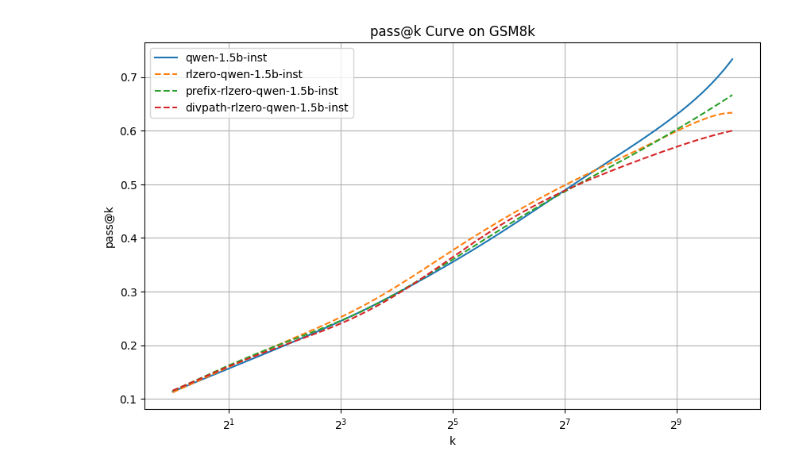
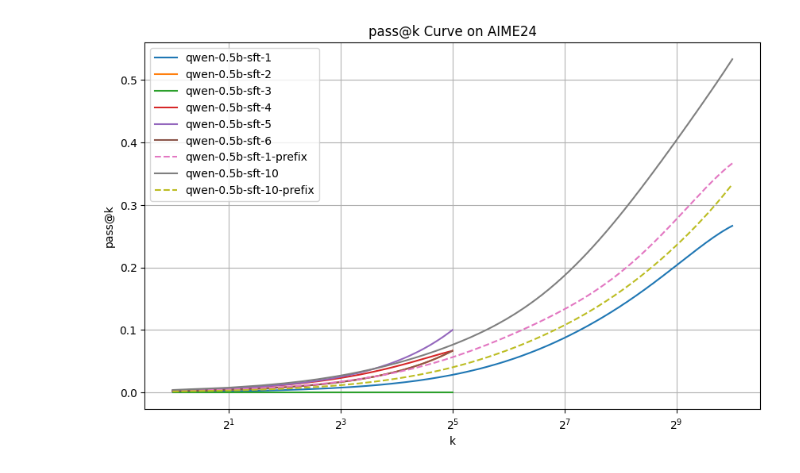
Before and after one commit to NNHieu/VREvals, a Jupyter notebook: notebooks/PlotPassK.ipynb, the cells around one changed output. Saved outputs shown, nothing was run; the diff lists cells and outputs as text; code cells hidden in the pictures.

```diff
--- a/notebooks/PlotPassK.ipynb
+++ b/notebooks/PlotPassK.ipynb
@@ -11,74 +11,60 @@ import time
 import glob
 
 import matplotlib.pyplot as plt
+# import matplotlib.cm as cm
+# import matplotlib.ticker as ticker
+
+plt.style.use("seaborn-v0_8-whitegrid")
+# colors = cm.get_cmap('tab10', len(k_list))
 # %%
 all_metrics = {}
 
-with open("runs/v1/aime24.qwen2.5-math-1.5b/instruct.direct/sample_1/metrics.11.26,13:28.json", encoding='utf-8') as f:
-    all_metrics['qwen-1.5b-inst'] = json.load(f)['overall']
+with open("runs/aime24.qwen2.5-0.5b/finished/sft_ep1.direct/sample_1/metrics.12.25,19:2.json", encoding='utf-8') as f:
+    all_metrics['qwen-0.5b-sft-1'] = json.load(f)['overall']
 
-# with open("runs/v1/aime24.qwen2.5-math-1.5b/instruct.prefix/To/metrics.11.28,1:26.json", encoding='utf-8') as f:
-#     all_metrics['qwen-1.5b-inst To'] = json.load(f)['overall']
+with open("runs/aime24.qwen2.5-0.5b/finished/sft_ep2.direct/sample_1/metrics.12.25,19:54.json", encoding='utf-8') as f:
+    all_metrics['qwen-0.5b-sft-2'] = json.load(f)['overall']
 
-# with open("runs/v1/aime24.qwen2.5-math-1.5b/instruct.prefix/Let/metrics.11.28,1:15.json", encoding='utf-8') as f:
-#     all_metrics['qwen-1.5b-inst Let'] = json.load(f)['overall']
+with open("runs/aime24.qwen2.5-0.5b/sft_ep3/sample_1/metrics.12.25,20:10.json", encoding='utf-8') as f:
+    all_metrics['qwen-0.5b-sft-3'] = json.load(f)['overall']
 
-# with open("runs/v1/aime24.qwen2.5-math-1.5b/instruct.prefix/We/metrics.11.28,12:41.json", encoding='utf-8') as f:
-#     all_metrics['qwen-1.5b-inst We'] = json.load(f)['overall']
+with open("runs/aime24.qwen2.5-0.5b/sft_ep4/sample_1/metrics.12.25,20:10.json", encoding='utf-8') as f:
+    all_metrics['qwen-0.5b-sft-4'] = json.load(f)['overall']
 
-# with open("runs/v1/aime24.qwen2.5-math-1.5b/instruct.prefix/Given/metrics.11.28,12:41.json", encoding='utf-8') as f:
-#     all_metrics['qwen-1.5b-inst Given'] = json.load(f)['overall']
+with open("runs/aime24.qwen2.5-0.5b/sft_ep5/sample_1/metrics.12.25,20:10.json", encoding='utf-8') as f:
+    all_metrics['qwen-0.5b-sft-5'] = json.load(f)['overall']
 
-with open("runs/v1/aime24.qwen2.5-math-1.5b/myrlzero_100.direct/sample_1/metrics.11.28,15:34.json", encoding='utf-8') as f:
-    all_metrics['rlzero-qwen-1.5b-inst'] = json.load(f)['overall']
+with open("runs/aime24.qwen2.5-0.5b/sft_ep6/sample_1/metrics.12.25,20:10.json", encoding='utf-8') as f:
+    all_metrics['qwen-0.5b-sft-6'] = json.load(f)['overall']
 
-# with open("runs/v1/aime24.qwen2.5-math-1.5b/myrlzero_100.prefix/Let/metrics.11.28,1:14.json", encoding='utf-8') as f:
-#     all_metrics['rlzero-qwen-1.5b-inst Let'] = json.load(f)['overall']
+with open("runs/aime24.qwen2.5-0.5b/finished/sft_ep1.prefix/sample_1/metrics.12.25,19:2.json", encoding='utf-8') as f:
+    all_metrics['qwen-0.5b-sft-1-prefix'] = json.load(f)['overall']
 
-# with open("runs/v1/aime24.qwen2.5-math-1.5b/myrlzero_100.prefix/To/metrics.11.28,1:14.json", encoding='utf-8') as f:
-#     all_metrics['rlzero-qwen-1.5b-inst To'] = json.load(f)['overall']
+with open("runs/aime24.qwen2.5-0.5b/finished/sft_ep10.direct/sample_1/metrics.12.25,19:38.json", encoding='utf-8') as f:
+    all_metrics['qwen-0.5b-sft-10'] = json.load(f)['overall']
 
-# with open("runs/v1/aime24.qwen2.5-math-1.5b/myrlzero_100.prefix/We/metrics.11.28,12:32.json", encoding='utf-8') as f:
-#     all_metrics['rlzero-qwen-1.5b-inst We'] = json.load(f)['overall']
+with open("runs/aime24.qwen2.5-0.5b/finished/sft_ep10.prefix/sample_1/metrics.12.25,19:38.json", encoding='utf-8') as f:
+    all_metrics['qwen-0.5b-sft-10-prefix'] = json.load(f)['overall']
 
-# with open("runs/v1/aime24.qwen2.5-math-1.5b/myrlzero_100.prefix/Given/metrics.11.28,12:34.json", encoding='utf-8') as f:
-#     all_metrics['rlzero-qwen-1.5b-inst Given'] = json.load(f)['overall']
 
-with open("runs/v1/aime24.qwen2.5-math-1.5b/prefixrlzero_100.direct/sample_1/metrics.11.28,15:34.json", encoding='utf-8') as f:
-    all_metrics['prefix-rlzero-qwen-1.5b-inst'] = json.load(f)['overall']
-
-# with open("runs/v1/aime24.qwen2.5-math-1.5b/prefixrlzero_100.prefix/Let/metrics.11.28,12:11.json", encoding='utf-8') as f:
-#     all_metrics['prefix-rlzero-qwen-1.5b-inst Let'] = json.load(f)['overall']
-
-# with open("runs/v1/aime24.qwen2.5-math-1.5b/prefixrlzero_100.prefix/To/metrics.11.28,12:11.json", encoding='utf-8') as f:
-#     all_metrics['prefix-rlzero-qwen-1.5b-inst To'] = json.load(f)['overall']
-
-# with open("runs/v1/aime24.qwen2.5-math-1.5b/prefixrlzero_100.prefix/We/metrics.11.28,12:46.json", encoding='utf-8') as f:
-#     all_metrics['prefix-rlzero-qwen-1.5b-inst We'] = json.load(f)['overall']
-
-# with open("runs/v1/aime24.qwen2.5-math-1.5b/prefixrlzero_100.prefix/Given/metrics.11.28,12:47.json", encoding='utf-8') as f:
-#     all_metrics['prefix-rlzero-qwen-1.5b-inst Given'] = json.load(f)['overall']
-
-with open("runs/v1/aime24.qwen2.5-math-1.5b/divpathrl_100.direct/sample_1/metrics.11.29,3:25.json", encoding='utf-8') as f:
-    all_metrics['divpath-rlzero-qwen-1.5b-inst'] = json.load(f)['overall']
 
 plt.figure(figsize=(10,6))
 
 for model_name, metrics in all_metrics.items():
     pass_at_k = metrics['pass_at_k']
     ks = [int(k.split('@')[1]) for k in pass_at_k.keys()]
     values = [pass_at_k[f'pass@{k}'] for k in ks]
-    if 'rlzero' in model_name:
+    if 'prefix' in model_name:
         plt.plot(ks, values, label=model_name, linestyle='--')
     else:
         plt.plot(ks, values, label=model_name)
 
 plt.xlabel('k')
 plt.ylabel('pass@k')
-plt.title('pass@k Curve on GSM8k')
+plt.title('pass@k Curve on AIME24')
 plt.xscale('log', base=2)
 plt.grid(True)
 plt.legend()
 plt.show()
 # %% [output]
-[figure, old version]
+[figure, new version]
```
Also changed, not shown: parts of 14 cells of this notebook, 14 other files.
